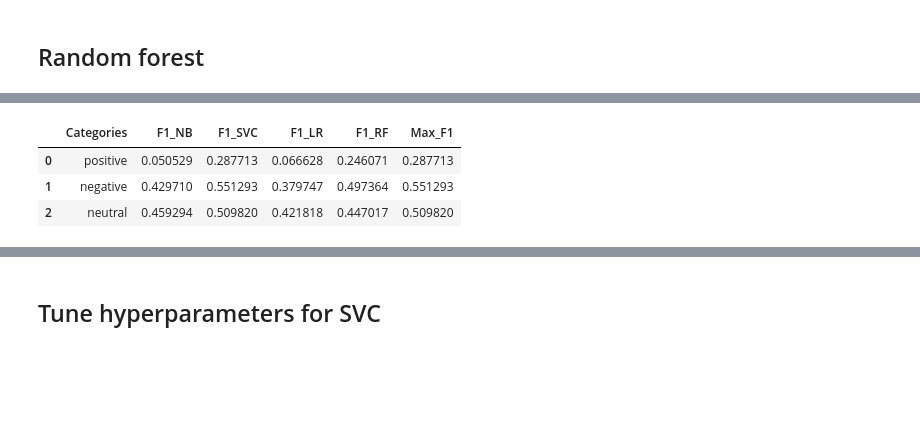
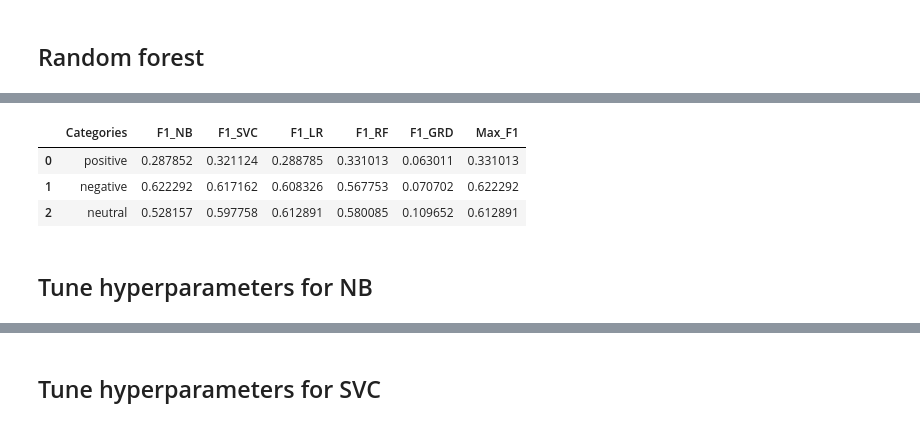
Before and after one commit to ValeryLynn/National-Patterns-in-Race-Tweets, a Jupyter notebook: VLynn_racial_tweets_training.ipynb, the cells around one changed output, grey strips where cells are left out. Drawn from its saved outputs; the diff is of its cells as text; code cells hidden in the pictures; blank space fills up the shorter version.

```diff
--- a/VLynn_racial_tweets_training.ipynb
+++ b/VLynn_racial_tweets_training.ipynb
@@ -76,3 +85,4 @@ Index(['tweetidg', 'tweet', 'positive', 'negative', 'neutral'], dtype='object')
 # %%
 #Make sure all entries in df_matrix['text'] are strings
 df_train['tweet'] = df_train['tweet'].astype(str)
+categories = ['positive', 'negative', 'neutral']
@@ -298,12 +222,15 @@ df_SVC_tweets
 # %% [markdown]
 ## Logistic Regression
 # %%
+vectorizer = CountVectorizer(stop_words='english',binary=False,max_df=.4, ngram_range=(1, 1),
+                                     min_df=1,strip_accents='unicode',max_features=200)
+
+featurizer = TfidfVectorizer(stop_words='english',binary=False,max_df=.4,min_df=1, max_features=200)
+X = featurizer.fit_transform(df_train.tweet)
+
+
 clf_LR = LogisticRegression()
 
-#vectorizer = CountVectorizer(stop_words='english',binary=False,max_df=50, ngram_range=(1, 1),
-                                     #min_df=1,strip_accents='unicode',max_features=200)
-#featurizer = TfidfVectorizer(stop_words='english',binary=False,max_df=50,min_df=1)
-#X = vectorizer.fit_transform(df_train.tweet)
 import warnings
 warnings.filterwarnings("ignore")
 
@@ -331,7 +258,7 @@ for category in categories:
 
 dictLR = {'Categories':categories, 'Confusion Matrix':conmatrxLR, 'Precision_LR':precisionLR,'Recall_LR':recallLR, 'F1_LR':f1LR}
 df_LR = pd.DataFrame(dictLR)
-#df_NB.to_csv('Results_NB_tweets.csv')
+#df_LR.to_csv('/Users/valery/Documents/Springboard/Capstone_2/Pretuned_Results/Results_LR_tweets.csv')
 
 df_LR_tweets = df_LR[df_LR['Precision_LR'] >= 0]
 
@@ -345,16 +272,19 @@ df_LR_tweets
 ## Random forest
 # %%
 from sklearn.ensemble import RandomForestClassifier
+
+vectorizer = CountVectorizer(stop_words='english',binary=False,max_df=.4, ngram_range=(1, 1),
+                                     min_df=1,strip_accents='unicode',max_features=200)
+
+featurizer = TfidfVectorizer(stop_words='english',binary=False,max_df=.4,min_df=1, max_features=200)
+X = featurizer.fit_transform(df_train.tweet)
+
 clf_RF = RandomForestClassifier()
 
-
-#Prediciton with NB
 conmatrxRF = []
 precisionRF = []
 recallRF = []
 f1RF = []
-
-
 
 for category in categories:
 
@@ -373,7 +303,7 @@ for category in categories:
 dictRF = {'Categories':categories, 'Confusion Matrix':conmatrxRF, 'Precision_RF':precisionRF,
            'Recall_RF':recallRF, 'F1_RF':f1RF}
 df_RF = pd.DataFrame(dictRF)
-#df_NB.to_csv('Results_NB_tweets.csv')
+#df_RF.to_csv('/Users/valery/Documents/Springboard/Capstone_2/Pretuned_Results/Results_RF_tweets.csv')
 
 df_RF_tweets = df_RF[df_RF['Precision_RF'] >= 0]
 
@@ -428,21 +401,21 @@ df_rec
 # %%
-df_cat = df_NB.Categories
-df_f1_NB  =df_NB.F1_NB
-df_f1_SVC  = df_SVC.F1_SVC
-df_f1_LR  = df_LR.F1_LR
-df_f1_RF  = df_RF.F1_RF
-
 df_f1 = pd.DataFrame(columns = ['Categories', 'F1_NB', 'F1_SVC',
-                                   'F1_LR', 'F1_RF','Max_F1'])
+                                   'F1_LR', 'F1_RF','F1_GRD','Max_F1'])
 df_f1.Categories = df_NB.Categories
 df_f1.F1_NB = df_NB.F1_NB
 df_f1.F1_SVC  = df_SVC.F1_SVC
 df_f1.F1_LR  = df_LR.F1_LR
 df_f1.F1_RF  = df_RF.F1_RF
+df_f1.F1_GRD  = df_GRD.F1_GRD
 df_f1.Max_F1 = df_f1.max(axis=1)
+
+df_f1.to_csv('/Users/valery/Documents/Springboard/Capstone_2/Pretuned_Results/Pretuned_f1.csv')
+
 df_f1
 # %% [output]
-|  | Categories | F1_NB | F1_SVC | F1_LR | F1_RF | Max_F1 |
-| 0 | positive | 0.050529 | 0.287713 | 0.066628 | 0.246071 | 0.287713 |
-| 1 | negative | 0.429710 | 0.551293 | 0.379747 | 0.497364 | 0.551293 |
-| 2 | neutral | 0.459294 | 0.509820 | 0.421818 | 0.447017 | 0.509820 |
+|  | Categories | F1_NB | F1_SVC | F1_LR | F1_RF | F1_GRD | Max_F1 |
+| 0 | positive | 0.287852 | 0.321124 | 0.288785 | 0.331013 | 0.063011 | 0.331013 |
+| 1 | negative | 0.622292 | 0.617162 | 0.608326 | 0.567753 | 0.070702 | 0.622292 |
+| 2 | neutral | 0.528157 | 0.597758 | 0.612891 | 0.580085 | 0.109652 | 0.612891 |
+# %% [markdown]
+## Tune hyperparameters for NB
```
Also changed, not shown: parts of 52 cells of this notebook.
